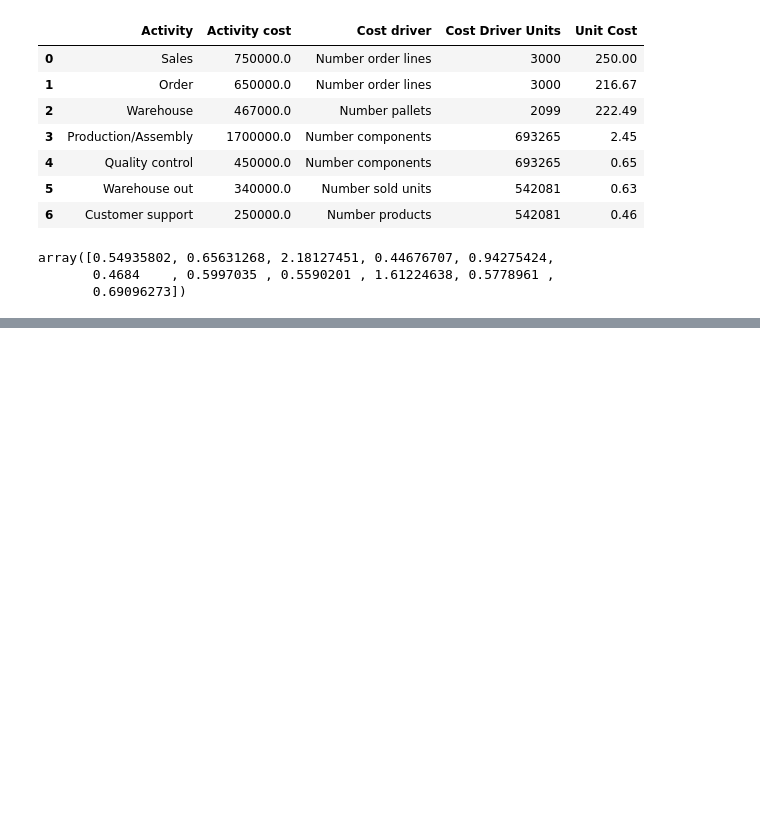
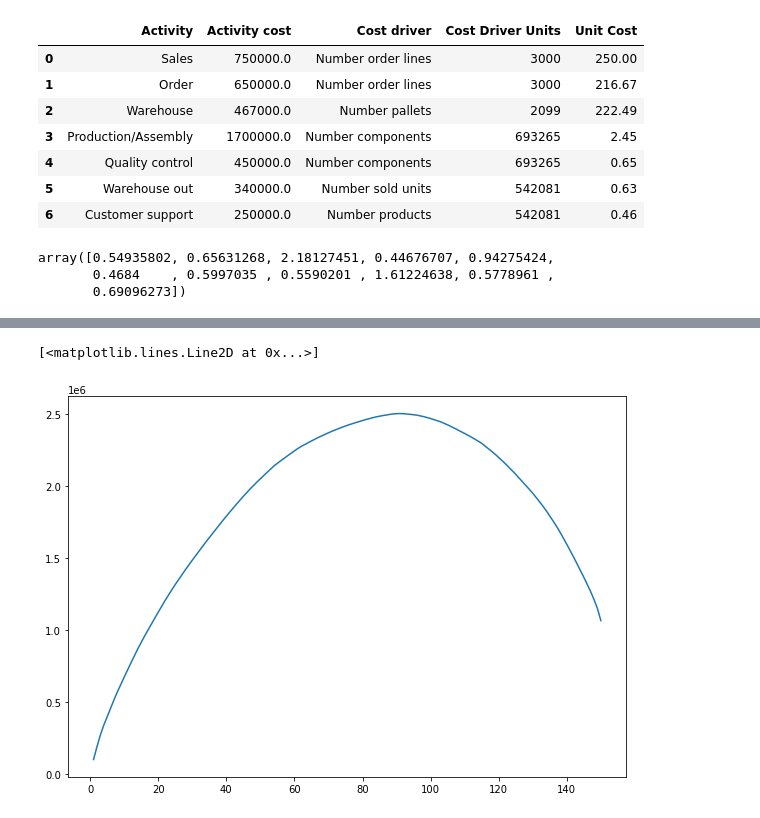
Before and after one commit to PaulineMalaguti/EBA3630, a Jupyter notebook: Customer Profitability Index/Problem 2/2customerprofitability.ipynb, the cells around one changed output, grey strips where cells are left out. Cells and saved outputs as stored; diff of their text form; code cells hidden in the pictures; blank space fills up the shorter version.

```diff
--- a/Customer Profitability Index/Problem 2/2customerprofitability.ipynb
+++ b/Customer Profitability Index/Problem 2/2customerprofitability.ipynb
@@ -419,0 +425,4 @@ products_indirect_costs
+# %%
+indirect_cost_customer = products_indirect_costs.groupby(['Customer id'])['Total indirect cost'].sum().copy()
+indirect_cost_customer = pd.DataFrame(indirect_cost_customer)
+indirect_cost_customer
@@ -419,0 +446,9 @@ products_indirect_costs
+# %%
+customers = [revenues_customer, direct_costs_customer, indirect_cost_customer]
+
+profits_customer = pd.DataFrame().join(customers, how="outer")
+profits_customer.columns = ['Revenue per customer', 'Direct cost per customer', 'Indirect cost per customer']
+profits_customer['Profit per customers'] = np.round(profits_customer['Revenue per customer'] -
+profits_customer['Direct cost per customer'] - profits_customer['Indirect cost per customer'],2)
+
+profits_customer
@@ -419,0 +470,14 @@ products_indirect_costs
+# %%
+sorted_profit= profits_customer.sort_values(by=['Profit per customers'], ascending=False)
+cid = sorted_profit.index.values.tolist() ; x = profits_customer.index.values.tolist()
+y = sorted_profit['Profit per customers'].values.tolist()
+
+plt.figure(figsize=(10,7))
+plt.plot(x,np.cumsum(y), label = 'Cummulative Profit')
+#plt.scatter(x,np.cumsum(y))
+# for i in range(len(x)):
+#     plt.text(x[i], np.cumsum(y)[i], cid[i])
+# plt.legend() ; plt.show()
+# %% [output]
+[<matplotlib.lines.Line2D at 0x...>]
+[figure, added]
```
Also changed, not shown: parts of 4 cells of this notebook.
